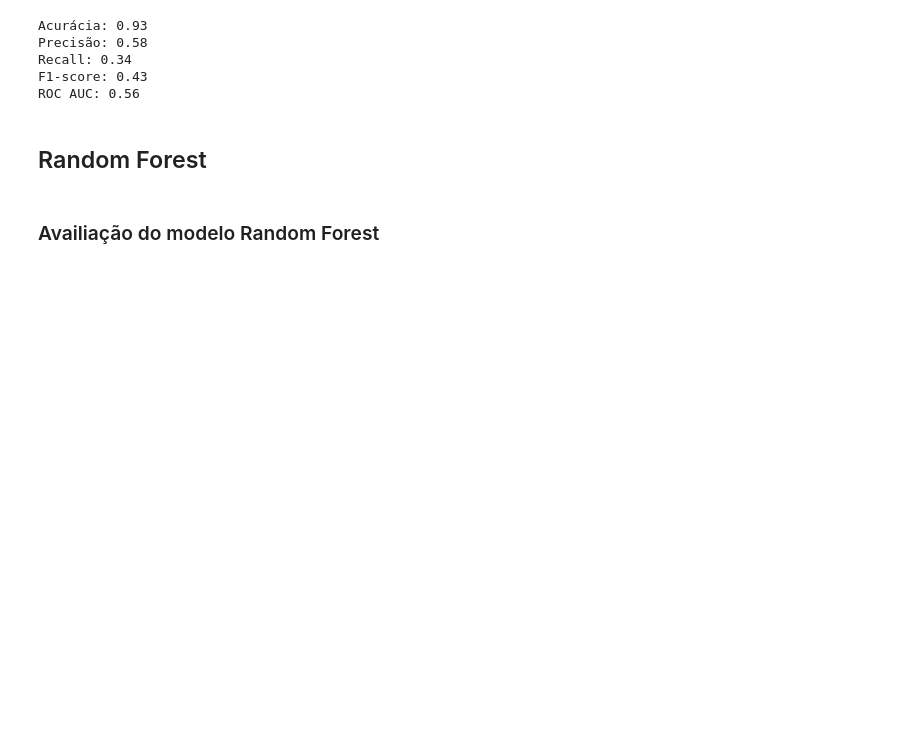
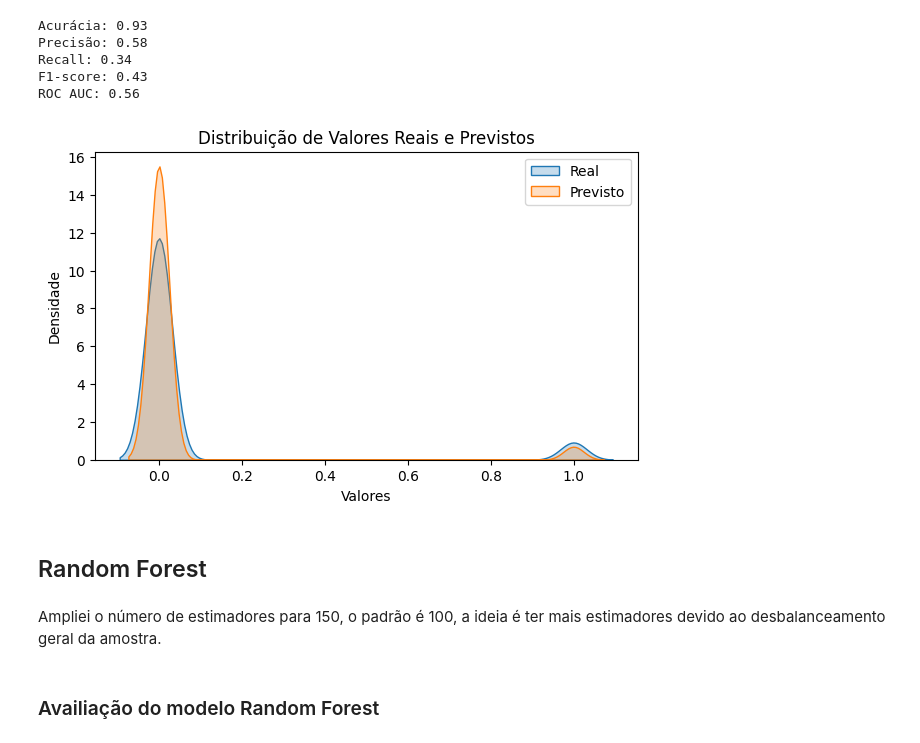
Before and after one commit to Muniz97/Data-Science---Federal-road-accidents---Brazil, a Jupyter notebook: 4 - Model/Federal_Accidents_Model.ipynb, the cells around one changed output. Saved outputs shown, nothing was run; the diff lists cells and outputs as text; code cells hidden in the pictures; blank space fills up the shorter version.

```diff
--- a/4 - Model/Federal_Accidents_Model.ipynb
+++ b/4 - Model/Federal_Accidents_Model.ipynb
@@ -272,6 +278,20 @@ Precisão: 0.58
 Recall: 0.34
 F1-score: 0.43
 ROC AUC: 0.56
+# %%
+# Gráfico de densidade - K-Nearest Neighbors (KNN)
+df_density = pd.DataFrame({'Real': y_test, 'Previsto': knn_predict})
+
+plt.figure(figsize=(7, 4))
+sns.kdeplot(df_density['Real'], label='Real', fill=True)
+sns.kdeplot(df_density['Previsto'], label='Previsto', fill=True)
+plt.title('Distribuição de Valores Reais e Previstos')
+plt.xlabel('Valores')
+plt.ylabel('Densidade')
+plt.legend()
+plt.show()
+# %% [output]
+[figure, added]
 # %% [markdown]
 ## Random Forest
 # %%
@@ -280,5 +300,7 @@ model_random = RandomForestClassifier(n_estimators= 100, random_state = 1337)
 model_random.fit(x_train_kbest,y_train)
 random_predict = model_random.predict(x_test_kbest)
+# %% [markdown]
+Ampliei o número de estimadores para 150, o padrão é 100, a ideia é ter mais estimadores devido ao desbalanceamento geral da amostra.
 # %% [markdown]
 ### Availiação do modelo Random Forest
 # %%
```
Also changed, not shown: parts of 22 cells of this notebook.
